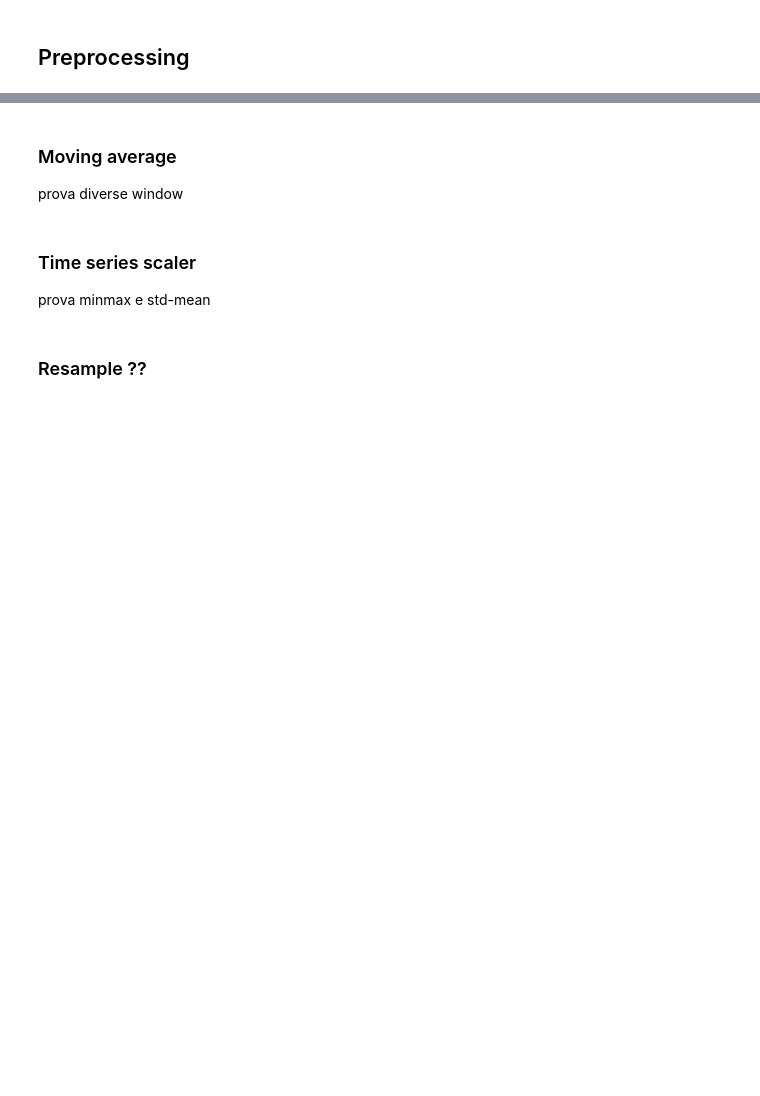
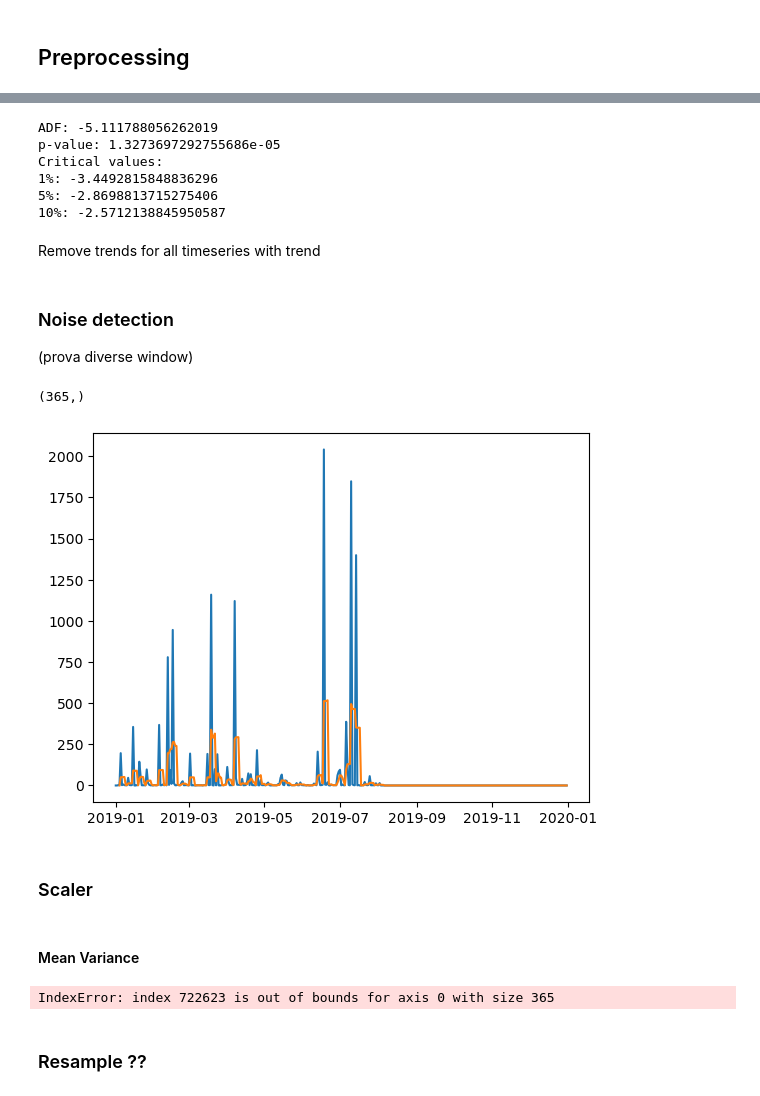
Before and after one commit to alessandrocubic/Unipi-Data-Mining-project-AY-22-23, a Jupyter notebook: TASK 4/Time_Series.ipynb, the cells around one changed output, grey strips where cells are left out. Cells and saved outputs as stored; diff of their text form; code cells hidden in the pictures; blank space fills up the shorter version.

```diff
--- a/TASK 4/Time_Series.ipynb
+++ b/TASK 4/Time_Series.ipynb
@@ -145,0 +153,18 @@ ad esempio sottrai la moving average alla timeseries
+# %%
+# Augmented Dickey-Fuller test of example of timeseries after trend removal
+# (to provide a quick check and confirmatory evidence that the time series is stationary or non-stationary)
+adf = adfuller(ts_shift)
+adf, pvalue, critical_values = adf[0], adf[1], adf[4]
+print(f"ADF: {adf}\np-value: {pvalue}")
+print("Critical values:")
+for k, v in critical_values.items():
+    print(f"{k}: {v}")
+# %% [output]
+ADF: -5.111788056262019
+p-value: 1.3273697292755686e-05
+Critical values:
+1%: -3.4492815848836296
+5%: -2.8698813715275406
+10%: -2.5712138845950587
+# %% [markdown]
+Remove trends for all timeseries with trend
@@ -146,6 +176,36 @@ ad esempio sottrai la moving average alla timeseries
 # %% [markdown]
-### Moving average
-prova diverse window
+### Noise detection
+(prova diverse window)
-# %% [markdown]
-### Time series scaler
-prova minmax e std-mean
+# %%
+ts_example = user_2019.iloc[:, 29]
+
+print(np.shape(ts_example))
+
+plt.plot(ts_example)
+plt.plot(ts_example.rolling(window=4).mean())
+plt.show()
+# %% [output]
+(365,)
+[figure, added]
+# %% [markdown]
+### Scaler
+# %% [markdown]
+#### Mean Variance
+# %%
+#scaler mean variance
+user_2019_std = pd.DataFrame()
+scaler = TimeSeriesScalerMeanVariance(mu=0., std=1.)
+for col in user_2019.columns:
+    user_2019_std[col] = scaler.fit_transform(user_2019[col].values.reshape(1, -1)).flatten()
+
+ts_example_1 = user_2019_std.iloc[:, 29]
+ts_example_2 = user_2019_std.iloc[:, 567]
+ts_example_3 = user_2019_std.iloc[:, 1000]
+ts_example_4 = user_2019_std.iloc[:, 867]
+plt.plot(ts_example_1)
+plt.plot(ts_example_2)
+plt.plot(ts_example_3)
+plt.plot(ts_example_4)
+plt.show()
+# %% [output]
+IndexError: index 722623 is out of bounds for axis 0 with size 365
```
Also changed, not shown: parts of 14 cells of this notebook.
